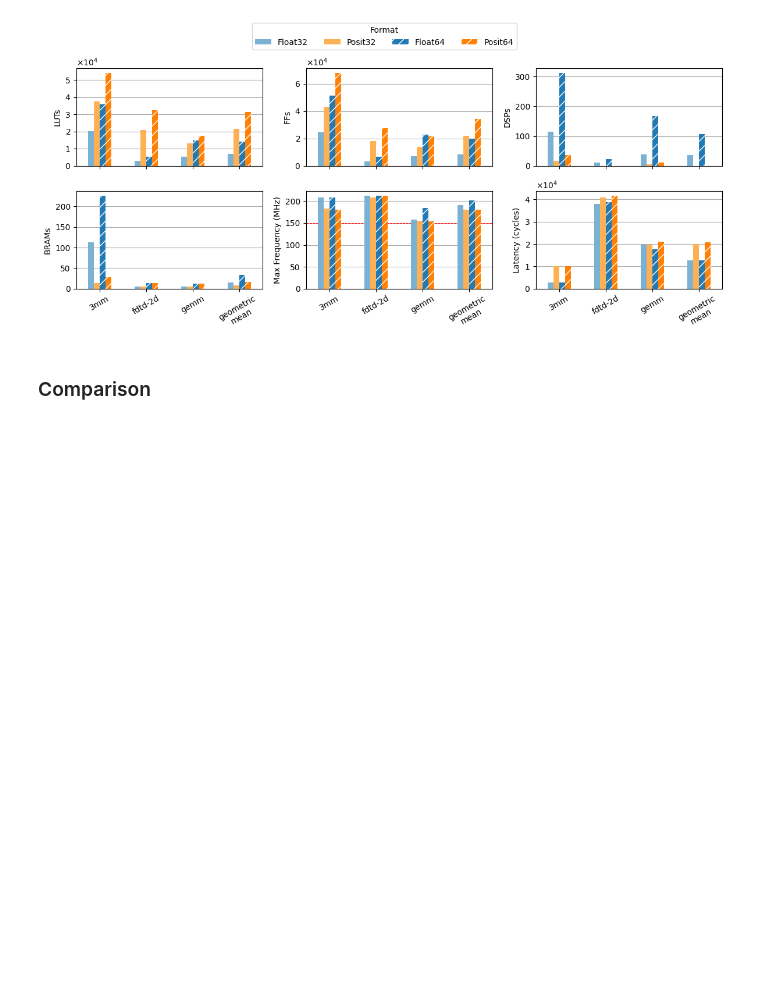
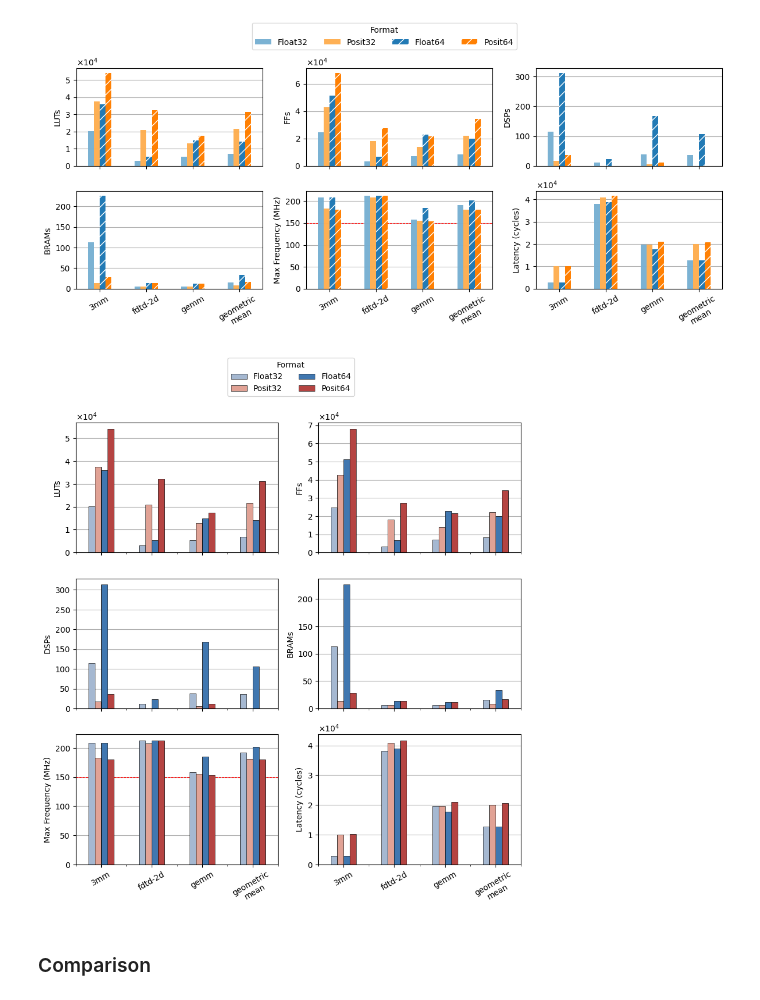
Before and after one commit to artecs-group/posit-hls, a Jupyter notebook: plots/plot_vitis_polybench.ipynb, the cells around one changed output. Cells and saved outputs as stored; diff of their text form; code cells hidden in the pictures; blank space fills up the shorter version.

```diff
--- a/plots/plot_vitis_polybench.ipynb
+++ b/plots/plot_vitis_polybench.ipynb
@@ -227,3 +228,12 @@ df
 | 9 | gemm | Float64 | 14813 | 22691 | 168 | 12 | 184.569952 | 17747 |
 | 10 | gemm | Posit32 | 12956 | 14085 | 6 | 6 | 155.836060 | 19656 |
 | 11 | gemm | Posit64 | 17477 | 21454 | 11 | 12 | 153.704273 | 20936 |
+# %%
+# Print all geometric means
+
+for i, metric in enumerate(METRICS):
+    df_aux = df[['Benchmark', 'Format', metric]].pivot(
+    index='Benchmark', columns='Format', values=metric)
+    g_mean = gmean(df_aux, axis=0)
+    print(g_mean)
+print(df_aux.columns)
@@ -356,6 +354,96 @@ plt.savefig("vitis_polybench.pdf", bbox_inches="tight")
 plt.show()
 # %% [output]
 [figure]
+# %%
+fig, axs = plt.subplots(3, 2, sharex=True,
+                        # figsize=(12, 5)
+                        )
+# colors = ['#a6cee3', '#1f78b4', '#fdbf6f', '#ff7f00', '#b2df8a', '#33a02c',
+#           '#a6cee3', '#1f78b4', '#fdbf6f', '#ff7f00', '#b2df8a', '#33a02c']
+# colors = ['#79B1D3', '#FEAF53', '#1f78b4', '#ff7f00']
+# colors = ['#95a9cd', '#d29291', '#4573a7', '#aa4744']
+colors = ['#a5b8d1', '#e1a295',
+        #   '#b2c285',
+          '#4077b0', '#b54442',
+        #   '#628817'
+          ]
+hatches = ([''] * (8+len(df)//2+2)) + (['//'] * (len(df)//2+2))
+
+plt.rcParams.update({'hatch.color': 'w'})
+
+
+for i, metric in enumerate(METRICS):
+    log_y = metric in ['Cycles'] and False
+
+    # VALUE BAR PLOT
+    m_df = df[['Benchmark', 'Format', metric]].pivot(
+        index='Benchmark', columns='Format', values=metric)
+    m_df.loc['geometric\nmean'] = gmean(m_df, axis=0).T
+
+    m_df = m_df[['Float32', 'Posit32',
+                 'Float64', 'Posit64']]
+
+    ax = m_df.plot(ax=axs[int(i/2), i % 2],
+                   # x='Test',
+                   kind='bar',
+                   stacked=False,
+                   logy=log_y,
+                   ylabel=metric,
+                   color=colors,
+                   rot=30,
+                   legend=False,
+                   zorder=2,
+                   width=0.5,
+                   edgecolor='k',
+                   linewidth=0.5,
+                   alpha=1,  # Bug with hatches: https://stackoverflow.com/questions/5195466/matplotlib-does-not-display-hatching-when-rendering-to-pdf
+                   # colormap=cmap,
+                   # title='Grouped Bar Graph with dataframe'
+                   )
+    # Set hatches
+    bars = ax.patches
+    for bar, hatch in zip(bars, hatches):
+        bar.set_hatch(hatch)
+
+    ax.grid(axis='y', zorder=0.0)
+    ax.set_xlabel('')
+
+
+# Some adjustments
+# DSPs plot
+# axs[1, 0].set_ylim(0,12.4)
+# axs[1, 0].set_yticks(range(0,14,2))
+# Highlight target frequency
+# axs[2, 0].set_ylim(85,165)
+axs[2, 0].axhline(y=150, color='red', linestyle='--',
+                  linewidth=0.75, zorder=1.9)
+# Y Axis format
+axs[2, 1].ticklabel_format(axis='y', style='sci',
+                           scilimits=(0, 0), useMathText='True')
+axs[0, 1].ticklabel_format(axis='y', style='sci',
+                           scilimits=(0, 0), useMathText='True')
+axs[0, 0].ticklabel_format(axis='y', style='sci',
+                           scilimits=(0, 0), useMathText='True')
+# axs[0, 2].set_yscale('log')
+# axs[1, 0].set_yscale('log')
+
+
+# Set global legend
+axLine, axLabel = axs[1, 1].get_legend_handles_labels()
+fig.legend(axLine, axLabel,
+           loc='upper center',
+           ncol=2,
+           title='Format',
+           bbox_to_anchor=(0.5, 1.0)
+           )
+
+
+# fig.tight_layout()
+fig.set_size_inches(10, 10)
+plt.savefig("vitis_polybench.pdf", bbox_inches="tight")
+plt.show()
+# %% [output]
+[figure, added]
 # %% [markdown]
 ### Comparison
 # %%
```
Also changed, not shown: parts of 4 cells of this notebook, 17 other files.
